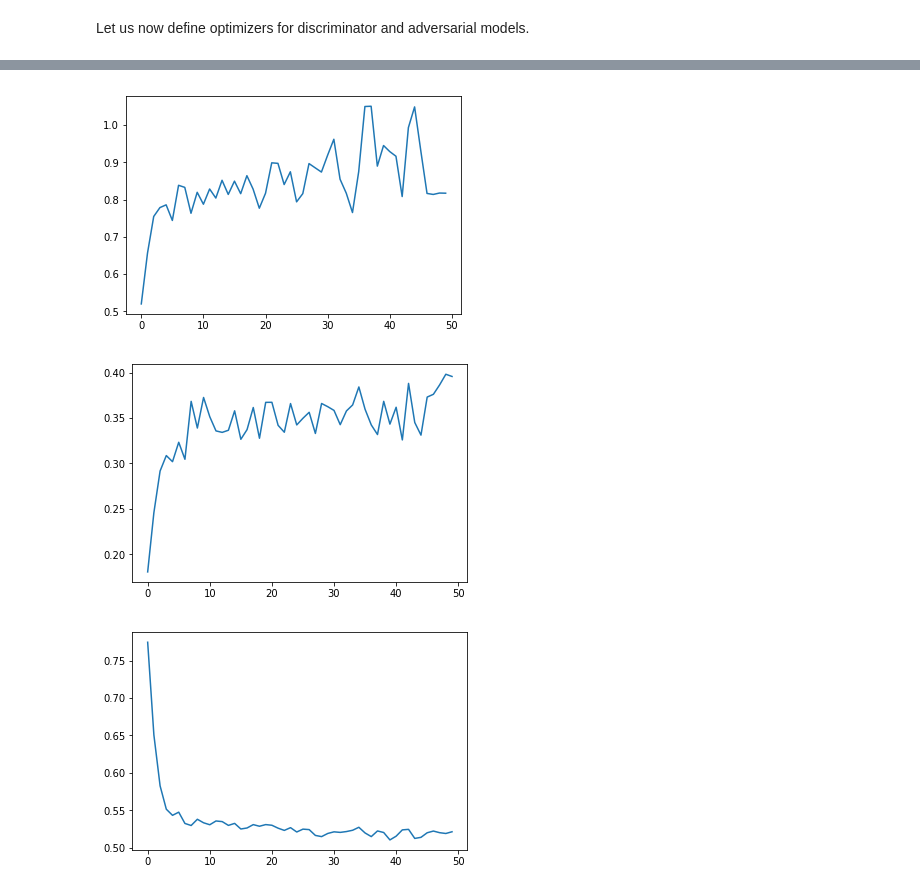
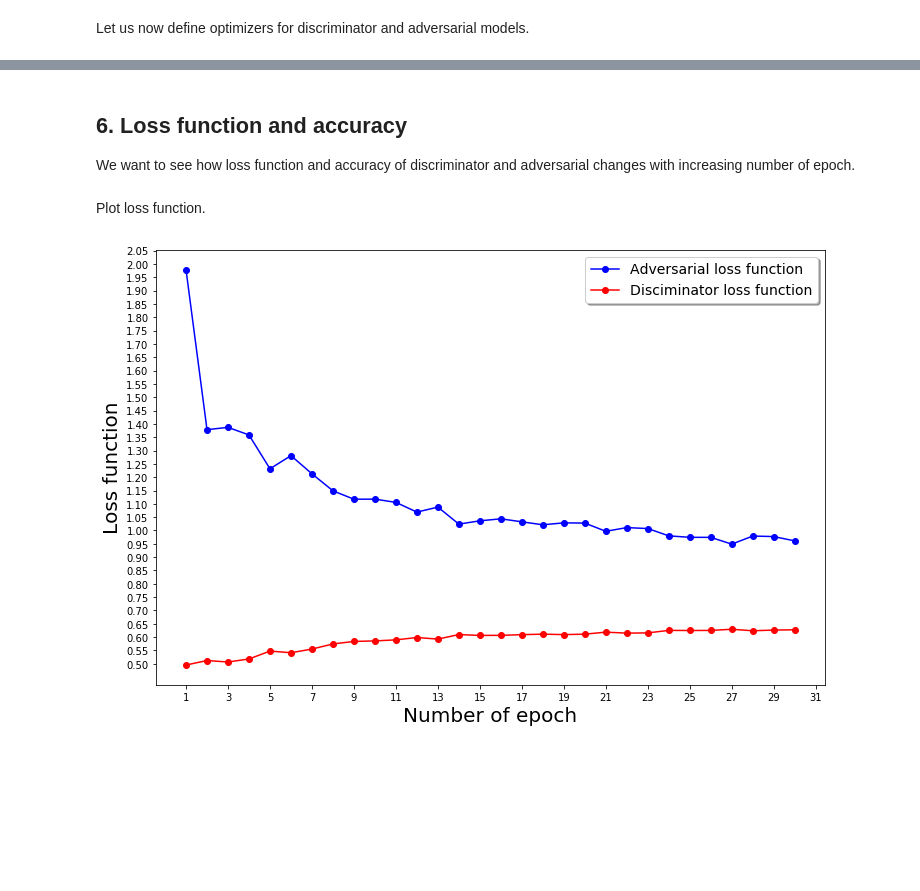
Before and after one commit to AgnieszkaZgo/GAN_on_MNIST, a Jupyter notebook: GAN_on_mnist_notebook.ipynb, the cells around one changed output, grey strips where cells are left out. Cells and saved outputs as stored; diff of their text form; code cells hidden in the pictures; blank space fills up the shorter version.

```diff
--- a/GAN_on_mnist_notebook.ipynb
+++ b/GAN_on_mnist_notebook.ipynb
@@ -205,21 +198,33 @@ plt.show()
-# %%
-d_losses = [np.mean(arr) for arr in np.split(np.array(d_losses), 50)]
-
-plt.plot(d_losses)
-plt.show()
-# %% [output]
-[figure, removed]
-# %%
-a_accuracies = [np.mean(arr) for arr in np.split(np.array(a_accuracies), 50)]
-
-plt.plot(a_accuracies)
-plt.show()
-# %% [output]
-[figure, removed]
-# %%
-d_accuracies = [np.mean(arr) for arr in np.split(np.array(d_accuracies), 50)]
-
-plt.plot(d_accuracies)
-plt.show()
-# %% [output]
-[figure, removed]
+# %% [markdown]
+## 6. Loss function and accuracy
+
+We want to see how loss function and accuracy of discriminator and adversarial changes with increasing number of epoch.
+# %%
+epochs=30
+# %%
+# Calculate mean loss for every epoch for adversarial and discriminator models
+a_losses = [np.mean(arr) for arr in np.split(np.array(a_losses), epochs)]
+d_losses = [np.mean(arr) for arr in np.split(np.array(d_losses), epochs)]
+
+# Calculate mean accuracy for every epoch for adversarial and discriminator models
+a_accuracies = [np.mean(arr) for arr in np.split(np.array(a_accuracies), epochs)]
+d_accuracies = [np.mean(arr) for arr in np.split(np.array(d_accuracies), epochs)]
+# %% [markdown]
+Plot loss function.
+# %%
+plt.figure(figsize=(12,8))
+
+plt.plot(a_losses, label= 'Adversarial loss function', c='b', marker= 'o')
+plt.plot(d_losses, label = 'Disciminator loss function', c='r', marker= 'o')
+
+plt.xticks(np.arange(0,16)*2, np.arange(0,16)*2+1)
+plt.yticks(np.arange(0.5,2.1,0.05))
+
+plt.xlabel('Number of epoch', fontsize=20)
+plt.ylabel('Loss function', fontsize=20)
+
+plt.legend(shadow=True, fontsize=14)
+
+plt.show()
+# %% [output]
+[figure, added]
```
Also changed, not shown: parts of 15 cells of this notebook.
